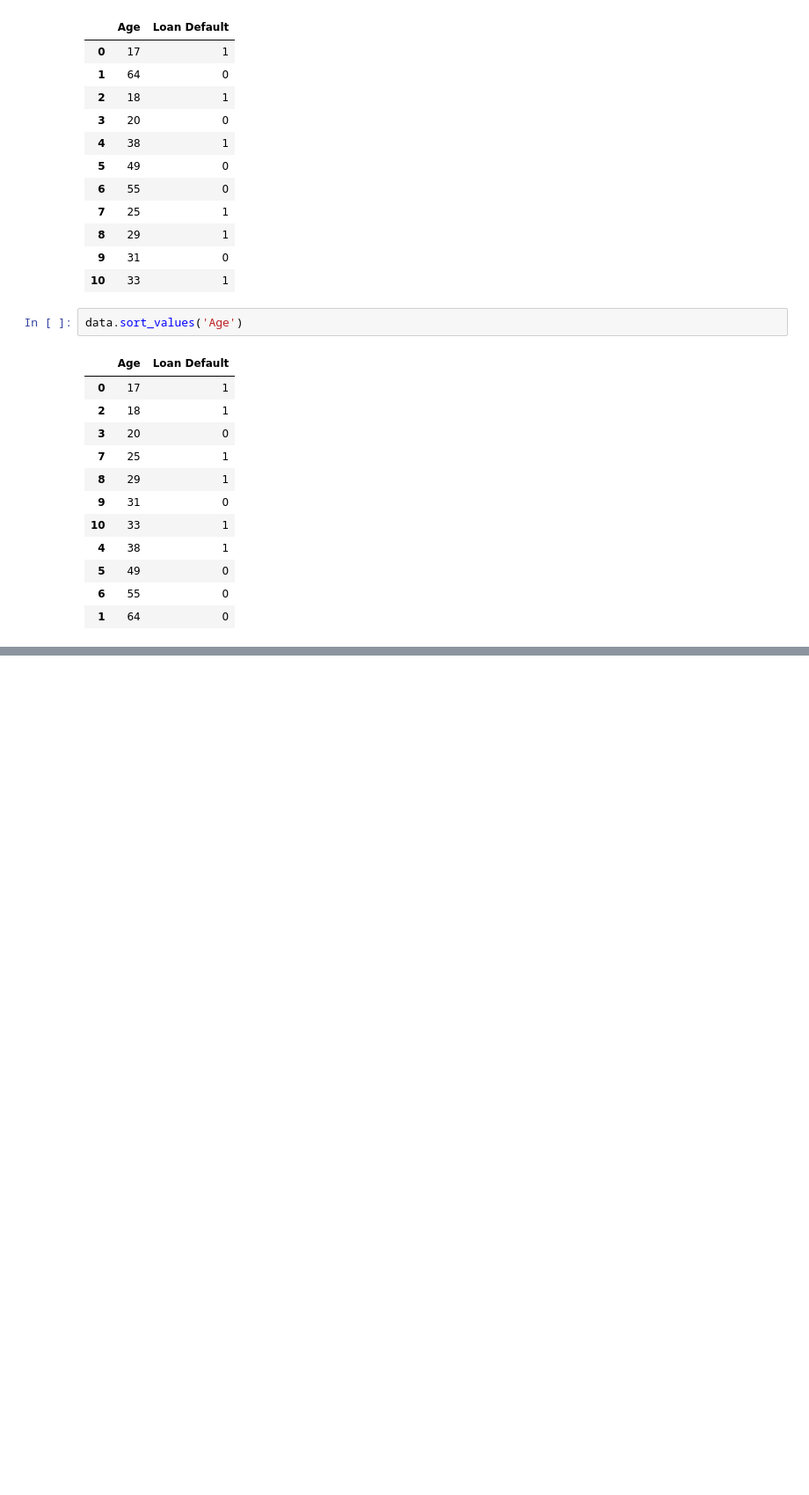
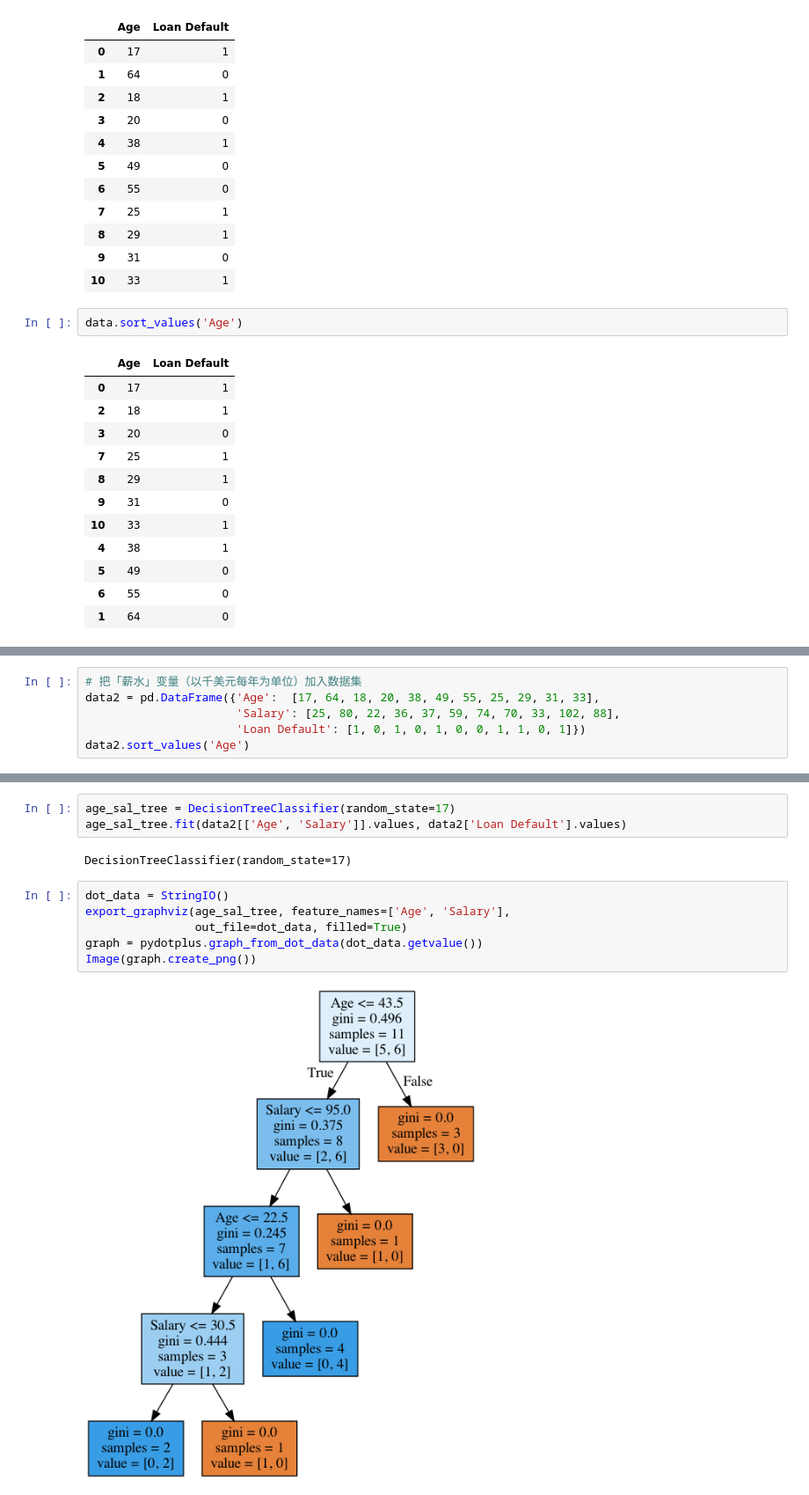
Before and after one commit to OcaenEyes/pandasLearn, a Jupyter notebook: 决策树与K近邻.ipynb, the cells around one changed output, grey strips where cells are left out. Shown at 88% size. Saved outputs shown, nothing was run; the diff lists cells and outputs as text; blank space fills up the shorter version.

```diff
--- a/决策树与K近邻.ipynb
+++ b/决策树与K近邻.ipynb
@@ -193,0 +224,6 @@ data.sort_values('Age')
+# %%
+# 把「薪水」变量（以千美元每年为单位）加入数据集
+data2 = pd.DataFrame({'Age':  [17, 64, 18, 20, 38, 49, 55, 25, 29, 31, 33],
+                      'Salary': [25, 80, 22, 36, 37, 59, 74, 70, 33, 102, 88],
+                      'Loan Default': [1, 0, 1, 0, 1, 0, 0, 1, 1, 0, 1]})
+data2.sort_values('Age')
@@ -193,0 +258,13 @@ data.sort_values('Age')
+# %%
+age_sal_tree = DecisionTreeClassifier(random_state=17)
+age_sal_tree.fit(data2[['Age', 'Salary']].values, data2['Loan Default'].values)
+# %% [output]
+DecisionTreeClassifier(random_state=17)
+# %%
+dot_data = StringIO()
+export_graphviz(age_sal_tree, feature_names=['Age', 'Salary'],
+                out_file=dot_data, filled=True)
+graph = pydotplus.graph_from_dot_data(dot_data.getvalue())
+Image(graph.create_png())
+# %% [output]
+[figure, added]
```
Also changed, not shown: parts of 21 cells of this notebook.
